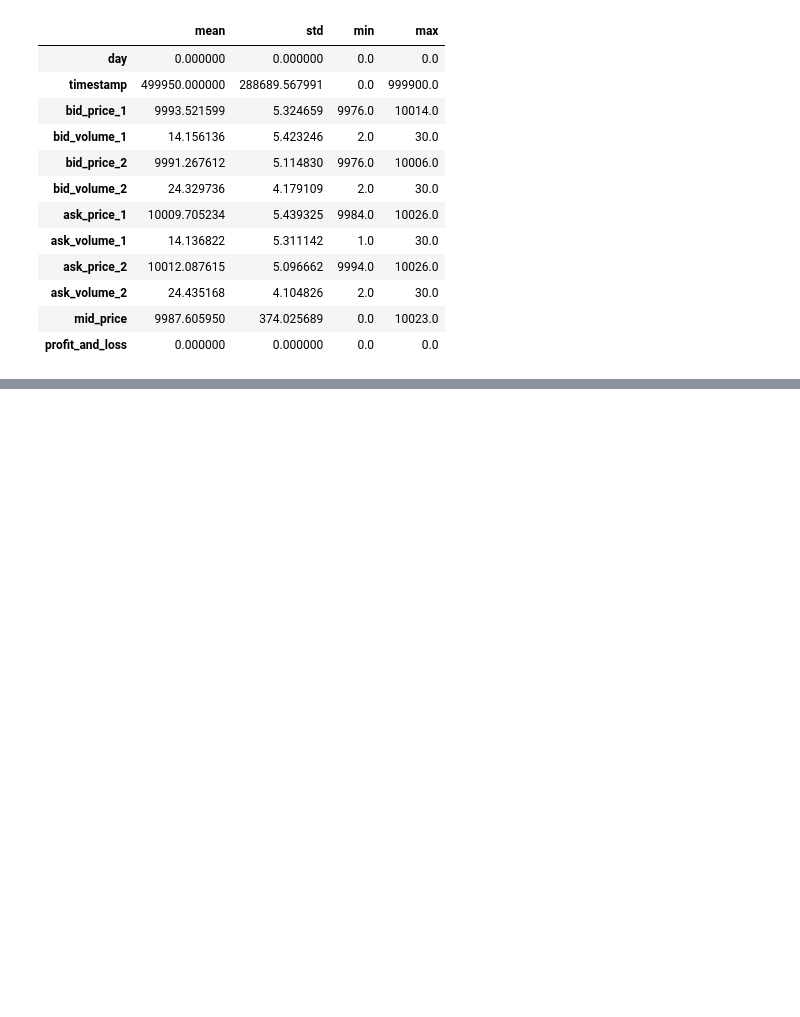
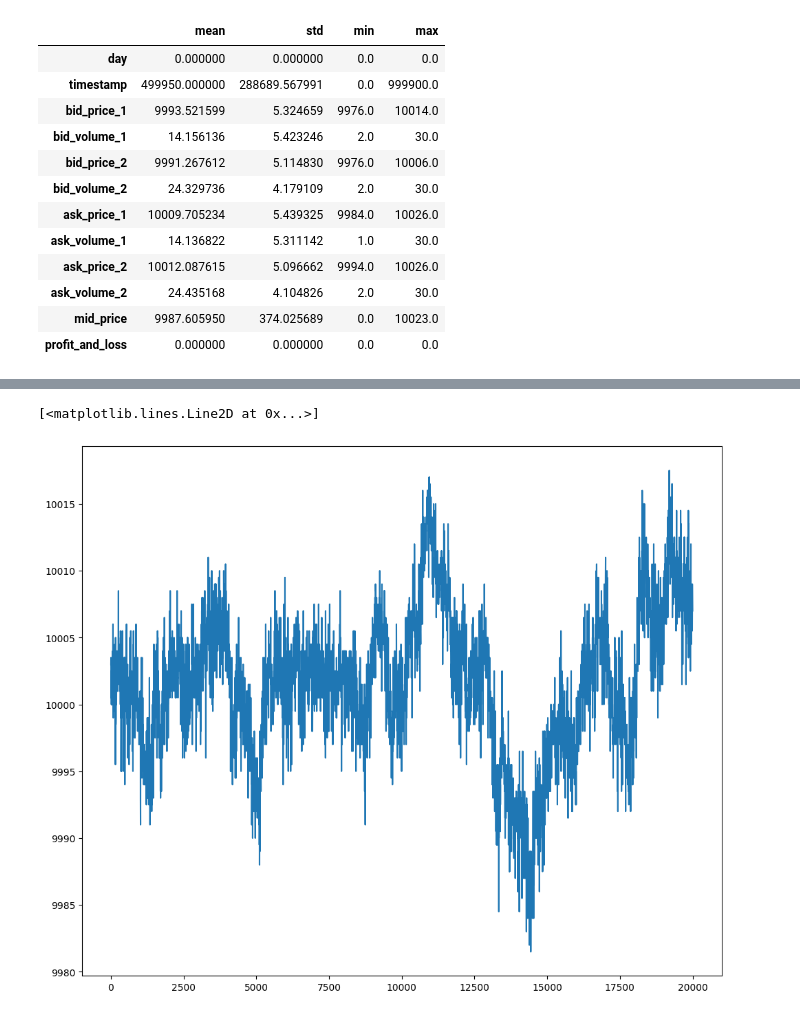
Before and after one commit to Sudhanva420/imc-prosperity-4, a Jupyter notebook: Codes/Notebooks/ac_osmium.ipynb, the cells around one changed output, grey strips where cells are left out. Drawn from its saved outputs; the diff is of its cells as text; code cells hidden in the pictures; blank space fills up the shorter version.

```diff
--- a/Codes/Notebooks/ac_osmium.ipynb
+++ b/Codes/Notebooks/ac_osmium.ipynb
@@ -180,8 +80,0 @@ aco2.select_dtypes(include='number').agg(['mean', 'std', 'min', 'max']).T
-# %%
-aco0['spread_l1'] = aco0['ask_price_1'] - aco0['bid_price_1']
-aco1['spread_l1'] = aco1['ask_price_1'] - aco1['bid_price_1']
-aco2['spread_l1'] = aco2['ask_price_1'] - aco2['bid_price_1']
-
-aco0['spread_l2'] = aco0['ask_price_2'] - aco0['bid_price_2']
-aco1['spread_l2'] = aco1['ask_price_2'] - aco1['bid_price_2']
-aco2['spread_l2'] = aco2['ask_price_2'] - aco2['bid_price_2']
@@ -337,0 +117,16 @@ plt.plot(aco0['mid_price'], label='given mid')
+# %%
+price_cols = ['bid_price_1', 'ask_price_1']
+
+aco0['valid_l1'] = aco0[price_cols].notna().all(axis=1)
+# %%
+aco0_valid = aco0[aco0['valid_l1']].copy()
+aco0_valid['spread'] = aco0_valid['ask_price_1'] - aco0_valid['bid_price_1']
+# %%
+aco0_valid['mid_price'] = (aco0_valid['bid_price_1'] + aco0_valid['ask_price_1']) / 2
+# %%
+plt.figure(figsize=(12, 10))
+
+plt.plot(aco0_valid['mid_price'], label='Mid Price')
+# %% [output]
+[<matplotlib.lines.Line2D at 0x...>]
+[figure, added]
```
Also changed, not shown: parts of 38 cells of this notebook, 4 other files.
